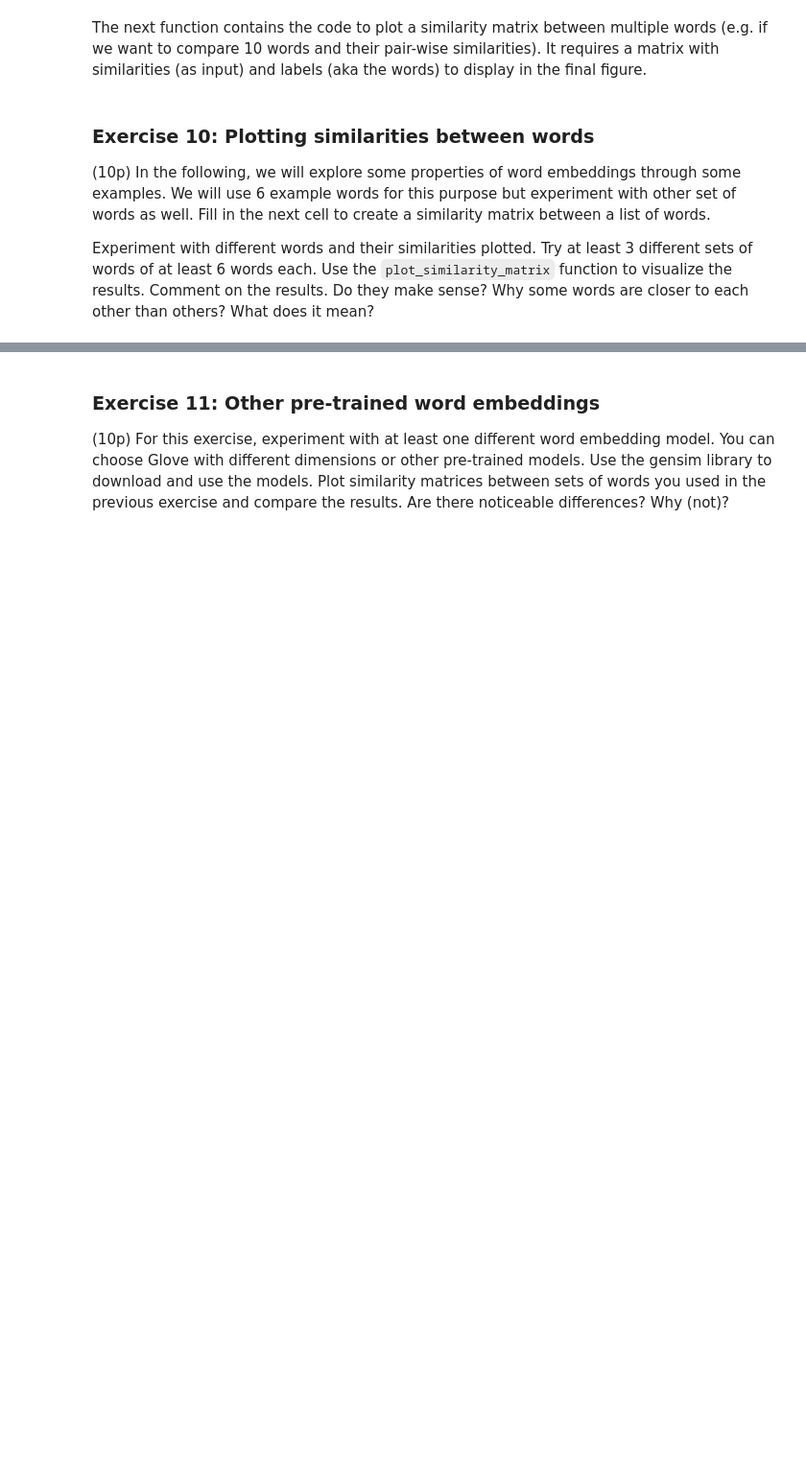
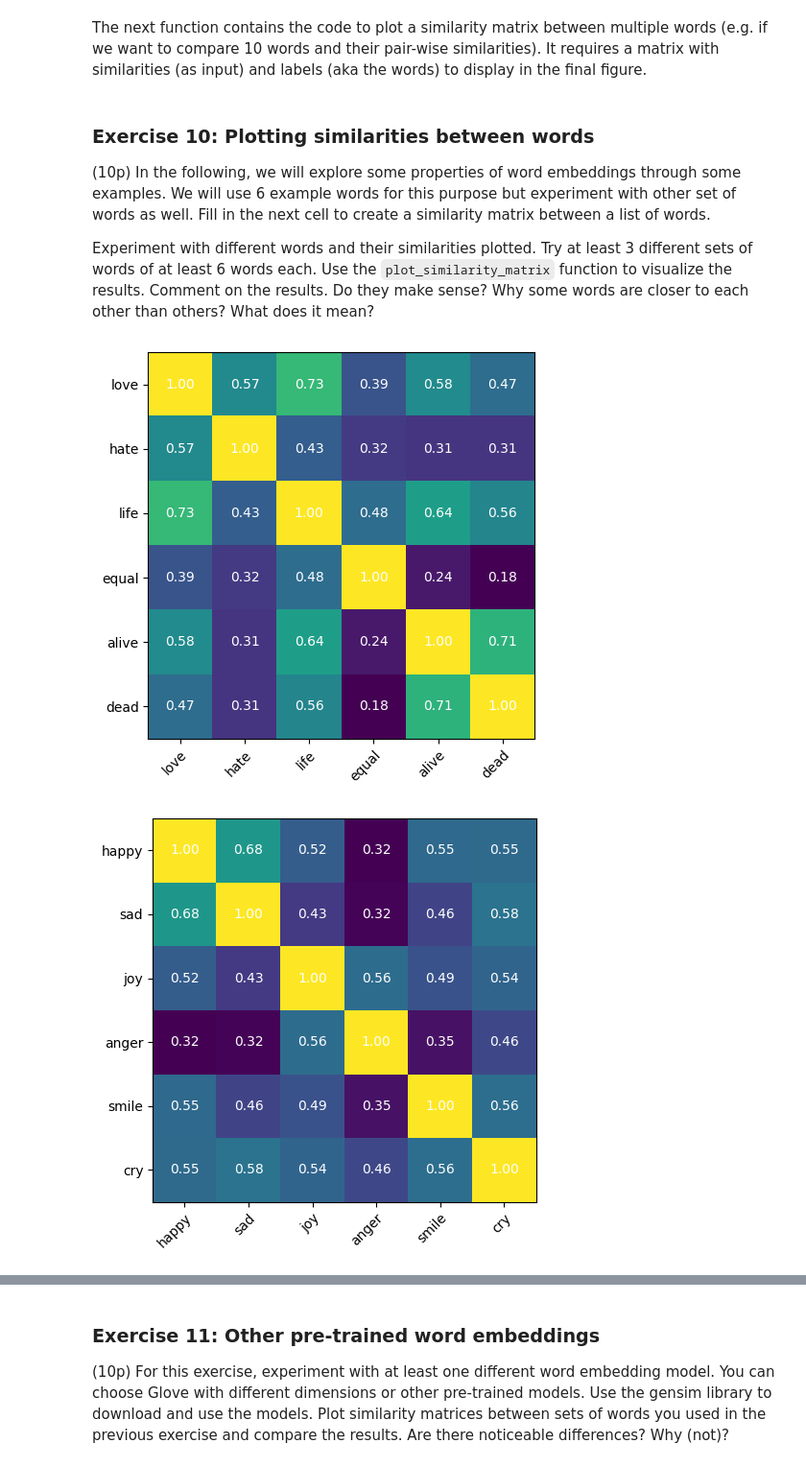
Before and after one commit to egeozm/NLP-Project, a Jupyter notebook: lab2_empty.ipynb, the cells around one changed output, grey strips where cells are left out. Shown at 96% size. Cells and saved outputs as stored; diff of their text form; code cells hidden in the pictures; blank space fills up the shorter version.

```diff
--- a/lab2_empty.ipynb
+++ b/lab2_empty.ipynb
@@ -1014,18 +1027,3 @@ def plot_similarity_matrix(matrix, labels):
 
 Experiment with different words and their similarities plotted. Try at least 3 different sets of words of at least 6 words each. Use the `plot_similarity_matrix` function to visualize the results.
 Comment on the results. Do they make sense? Why some words are closer to each other than others? What does it mean?
-# %%
-list_of_words = ['love', 'hate', 'life', 'equal', 'alive', 'dead']
-
-similarity_matrix = np.zeros((len(list_of_words), len(list_of_words)), dtype=float)
-
-### YOUR CODE HERE
-
-
-
-
-
-### YOUR CODE ENDS HERE
-
-
-plot_similarity_matrix(similarity_matrix, list_of_words)
@@ -1037,0 +1030,30 @@ plot_similarity_matrix(similarity_matrix, list_of_words)
+# %%
+list_of_words1 = ['love', 'hate', 'life', 'equal', 'alive', 'dead']
+list_of_words2 = ['happy', 'sad', 'joy', 'anger', 'smile', 'cry']
+list_of_words3 = ['dog', 'cat', 'tiger', 'lion', 'fish', 'apple']
+
+similarity_matrix1 = np.zeros((len(list_of_words1), len(list_of_words1)), dtype=float)
+similarity_matrix2 = np.zeros((len(list_of_words2), len(list_of_words2)), dtype=float)
+similarity_matrix3 = np.zeros((len(list_of_words3), len(list_of_words3)), dtype=float)
+
+### YOUR CODE HERE
+def fill_matrix(similarity_matrix,list_of_words):
+    for i in range(len(list_of_words)):
+        for j in range(len(list_of_words)):
+            try:
+                similarity_matrix[i, j] = glove_model.similarity(list_of_words[i], list_of_words[j])
+            except KeyError:
+                similarity_matrix[i, j] = 0.0
+
+fill_matrix(similarity_matrix1, list_of_words1)
+fill_matrix(similarity_matrix2, list_of_words2)
+fill_matrix(similarity_matrix3, list_of_words3)
+### YOUR CODE ENDS HERE
+
+
+plot_similarity_matrix(similarity_matrix1, list_of_words1)
+plot_similarity_matrix(similarity_matrix2, list_of_words2)
+plot_similarity_matrix(similarity_matrix3, list_of_words3)
+# %% [output]
+[figure, added]
+[figure, added]
```
Also changed, not shown: parts of 17 cells of this notebook.
